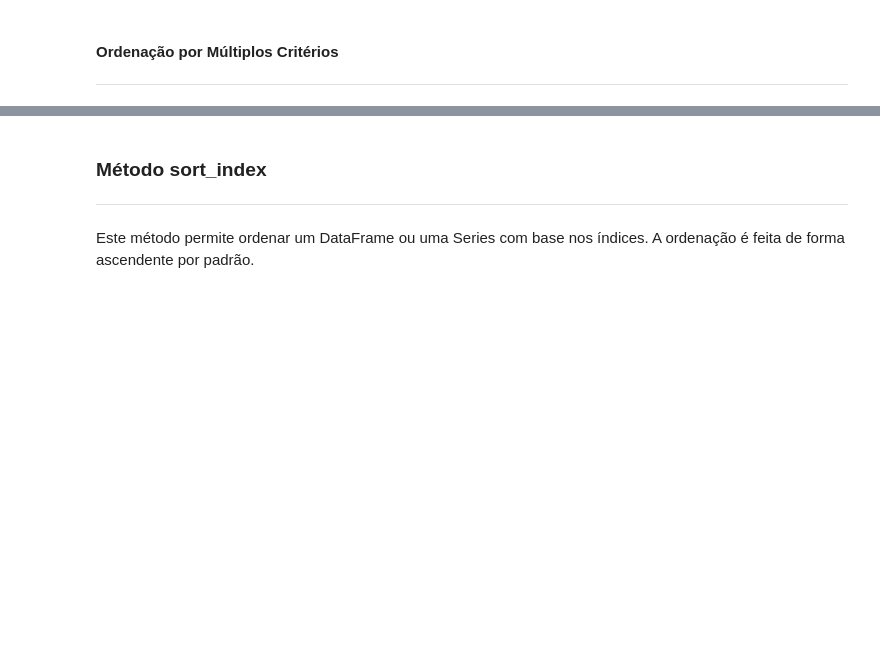
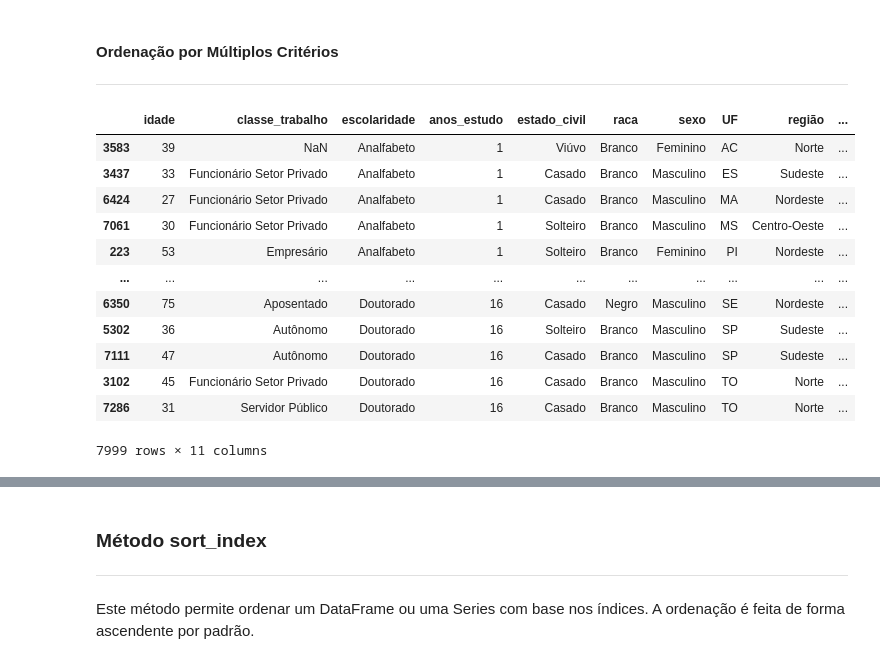
Before and after one commit to moreira-and/learn, a Jupyter notebook: bootcamp_cientista_dados_xpe/references/samples/Manipulação de Dados/src/04 - Ordenação de dados.ipynb, the cells around one changed output, grey strips where cells are left out. Saved outputs shown, nothing was run; the diff lists cells and outputs as text; code cells hidden in the pictures; blank space fills up the shorter version.

```diff
--- a/bootcamp_cientista_dados_xpe/references/samples/Manipulação de Dados/src/04 - Ordenação de dados.ipynb
+++ b/bootcamp_cientista_dados_xpe/references/samples/Manipulação de Dados/src/04 - Ordenação de dados.ipynb
@@ -25,3 +55,20 @@ Este método permite ordenar um DataFrame ou uma Series com base nos valores de
 # %% [markdown]
 #### Ordenação por Múltiplos Critérios
 ***
+# %%
+ordena = ['anos_estudo','UF']
+df.sort_values(by=ordena)
+# %% [output]
+|  | idade | classe_trabalho | escolaridade | anos_estudo | estado_civil | raca | sexo | UF | região | ... |
+| 3583 | 39 | NaN | Analfabeto | 1 | Viúvo | Branco | Feminino | AC | Norte | ... |
+| 3437 | 33 | Funcionário Setor Privado | Analfabeto | 1 | Casado | Branco | Masculino | ES | Sudeste | ... |
+| 6424 | 27 | Funcionário Setor Privado | Analfabeto | 1 | Casado | Branco | Masculino | MA | Nordeste | ... |
+| 7061 | 30 | Funcionário Setor Privado | Analfabeto | 1 | Solteiro | Branco | Masculino | MS | Centro-Oeste | ... |
+| 223 | 53 | Empresário | Analfabeto | 1 | Solteiro | Branco | Feminino | PI | Nordeste | ... |
+| ... | ... | ... | ... | ... | ... | ... | ... | ... | ... | ... |
+| 6350 | 75 | Aposentado | Doutorado | 16 | Casado | Negro | Masculino | SE | Nordeste | ... |
+| 5302 | 36 | Autônomo | Doutorado | 16 | Solteiro | Branco | Masculino | SP | Sudeste | ... |
+| 7111 | 47 | Autônomo | Doutorado | 16 | Casado | Branco | Masculino | SP | Sudeste | ... |
+| 3102 | 45 | Funcionário Setor Privado | Doutorado | 16 | Casado | Branco | Masculino | TO | Norte | ... |
+| 7286 | 31 | Servidor Público | Doutorado | 16 | Casado | Branco | Masculino | TO | Norte | ... |
+7999 rows × 11 columns
```
Also changed, not shown: parts of 7 cells of this notebook, 3 other files.
